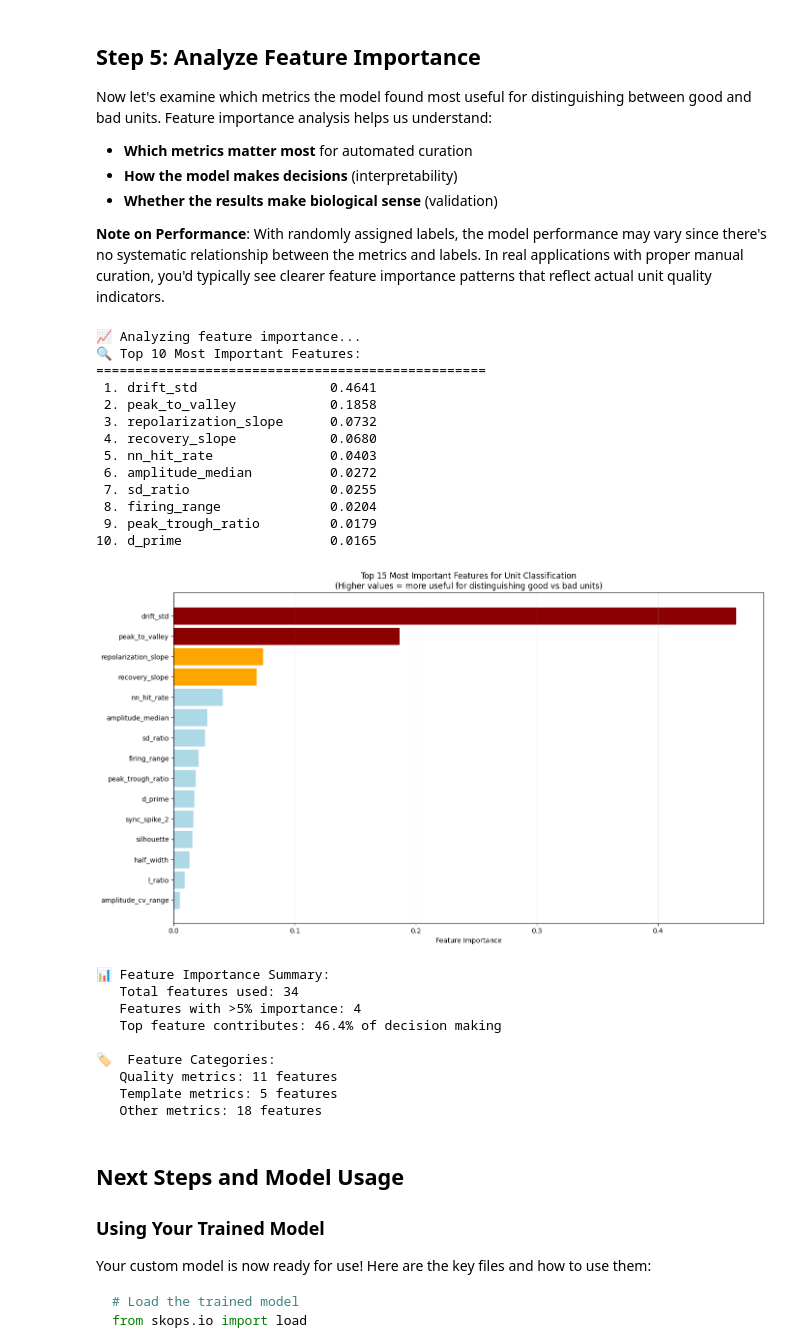
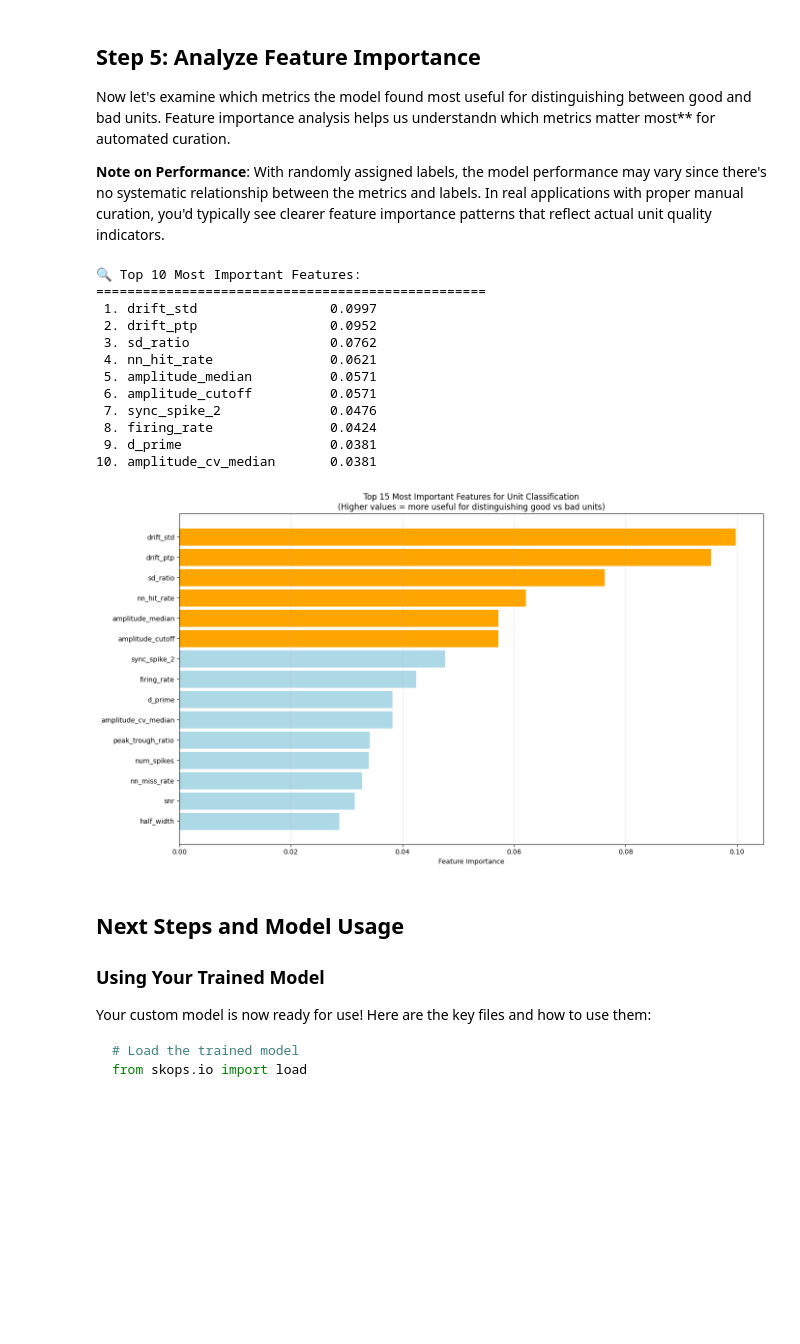
Before and after one commit to anoushkajain/UnitRefine, a Jupyter notebook: UnitRefine/tutorial/train_model/train_model_using_sorting_analyzer.ipynb, the cells around one changed output. Cells and saved outputs as stored; diff of their text form; code cells hidden in the pictures; blank space fills up the shorter version.

```diff
--- a/UnitRefine/tutorial/train_model/train_model_using_sorting_analyzer.ipynb
+++ b/UnitRefine/tutorial/train_model/train_model_using_sorting_analyzer.ipynb
@@ -164 +56,20 @@ Computing extensions (this may take a few minutes)...
+# %%
+# Create SortingAnalyzer
+analyzer = si.create_sorting_analyzer( sorting=both_sortings, recording=recording, sparse=False)
+
+# Compute all extensions required by the model
+extensions_to_compute = ['noise_levels', 'random_spikes',
+                        'waveforms','templates',
+                        'spike_locations','spike_amplitudes',
+                        'correlograms', 'principal_components',
+                        'quality_metrics', 'template_metrics']
+
+analyzer.compute(extensions_to_compute)
+
+
+
+
+# Display summary of computed metrics
+quality_metrics = analyzer.get_extension('quality_metrics').get_data()
+template_metrics = analyzer.get_extension('template_metrics').get_data()
 # %% [markdown]
@@ -341,17 +184,12 @@ for file_path in sorted(model_files):
 # %% [markdown]
 ## Step 5: Analyze Feature Importance
 
-Now let's examine which metrics the model found most useful for distinguishing between good and bad units. Feature importance analysis helps us understand:
-
-- **Which metrics matter most** for automated curation
-- **How the model makes decisions** (interpretability)
-- **Whether the results make biological sense** (validation)
+Now let's examine which metrics the model found most useful for distinguishing between good and bad units. Feature importance analysis helps us understandn which metrics matter most** for automated curation.
 
 **Note on Performance**: With randomly assigned labels, the model performance may vary since there's no systematic relationship between the metrics and labels. In real applications with proper manual curation, you'd typically see clearer feature importance patterns that reflect actual unit quality indicators.
 # %%
-print("📈 Analyzing feature importance...")
+import matplotlib.pyplot as plt
 
-# Get feature importances from the best model
 importances = best_model.named_steps['classifier'].feature_importances_
 feature_names = best_model.feature_names_in_
 
@@ -366,69 +204,44 @@ print(f"🔍 Top 10 Most Important Features:")
 print("=" * 50)
 for i, (_, row) in enumerate(importance_df.head(10).iterrows()):
     print(f"{i+1:2d}. {row['feature']:<25} {row['importance']:.4f}")
 
 # Plot feature importances
 plt.figure(figsize=(14, 8))
 top_features = importance_df.head(15)
 
 bars = plt.barh(range(len(top_features)), top_features['importance'])
 plt.yticks(range(len(top_features)), top_features['feature'])
 plt.xlabel('Feature Importance')
 plt.title('Top 15 Most Important Features for Unit Classification\n(Higher values = more useful for distinguishing good vs bad units)')
 plt.gca().invert_yaxis()
 
 # Color code by importance level
 for i, bar in enumerate(bars):
     importance = top_features.iloc[i]['importance']
     if importance > 0.1:
         bar.set_color('darkred')
     elif importance > 0.05:
         bar.set_color('orange')
     else:
         bar.set_color('lightblue')
 
 plt.tight_layout()
 plt.grid(axis='x', alpha=0.3)
 plt.show()
-
-# Summary statistics
-print(f"\n📊 Feature Importance Summary:")
-print(f"   Total features used: {len(importance_df)}")
-print(f"   Features with >5% importance: {len(importance_df[importance_df['importance'] > 0.05])}")
-print(f"   Top feature contributes: {importance_df.iloc[0]['importance']:.1%} of decision making")
-
-# Categorize features by type
-quality_features = [f for f in feature_names if any(qm in f.lower() for qm in ['isi', 'rate', 'presence', 'snr', 'amplitude'])]
-template_features = [f for f in feature_names if any(tm in f.lower() for tm in ['peak', 'trough', 'width', 'spatial', 'velocity'])]
-
-print(f"\n🏷️  Feature Categories:")
-print(f"   Quality metrics: {len(quality_features)} features")
-print(f"   Template metrics: {len(template_features)} features")
-print(f"   Other metrics: {len(feature_names) - len(quality_features) - len(template_features)} features")
 # %% [output]
-📈 Analyzing feature importance...
 🔍 Top 10 Most Important Features:
 ==================================================
- 1. drift_std                 0.4641
- 2. peak_to_valley            0.1858
- 3. repolarization_slope      0.0732
- 4. recovery_slope            0.0680
- 5. nn_hit_rate               0.0403
- 6. amplitude_median          0.0272
- 7. sd_ratio                  0.0255
- 8. firing_range              0.0204
- 9. peak_trough_ratio         0.0179
-10. d_prime                   0.0165
+ 1. drift_std                 0.0997
+ 2. drift_ptp                 0.0952
+ 3. sd_ratio                  0.0762
+ 4. nn_hit_rate               0.0621
+ 5. amplitude_median          0.0571
+ 6. amplitude_cutoff          0.0571
+ 7. sync_spike_2              0.0476
+ 8. firing_rate               0.0424
+ 9. d_prime                   0.0381
+10. amplitude_cv_median       0.0381
-[figure, old version]
+[figure, new version]
-📊 Feature Importance Summary:
-   Total features used: 34
-   Features with >5% importance: 4
-   Top feature contributes: 46.4% of decision making
-
-🏷️  Feature Categories:
-   Quality metrics: 11 features
-   Template metrics: 5 features
-   Other metrics: 18 features
 # %% [markdown]
 ## Next Steps and Model Usage
 
```
Also changed, not shown: parts of 18 cells of this notebook, 9 other files.
